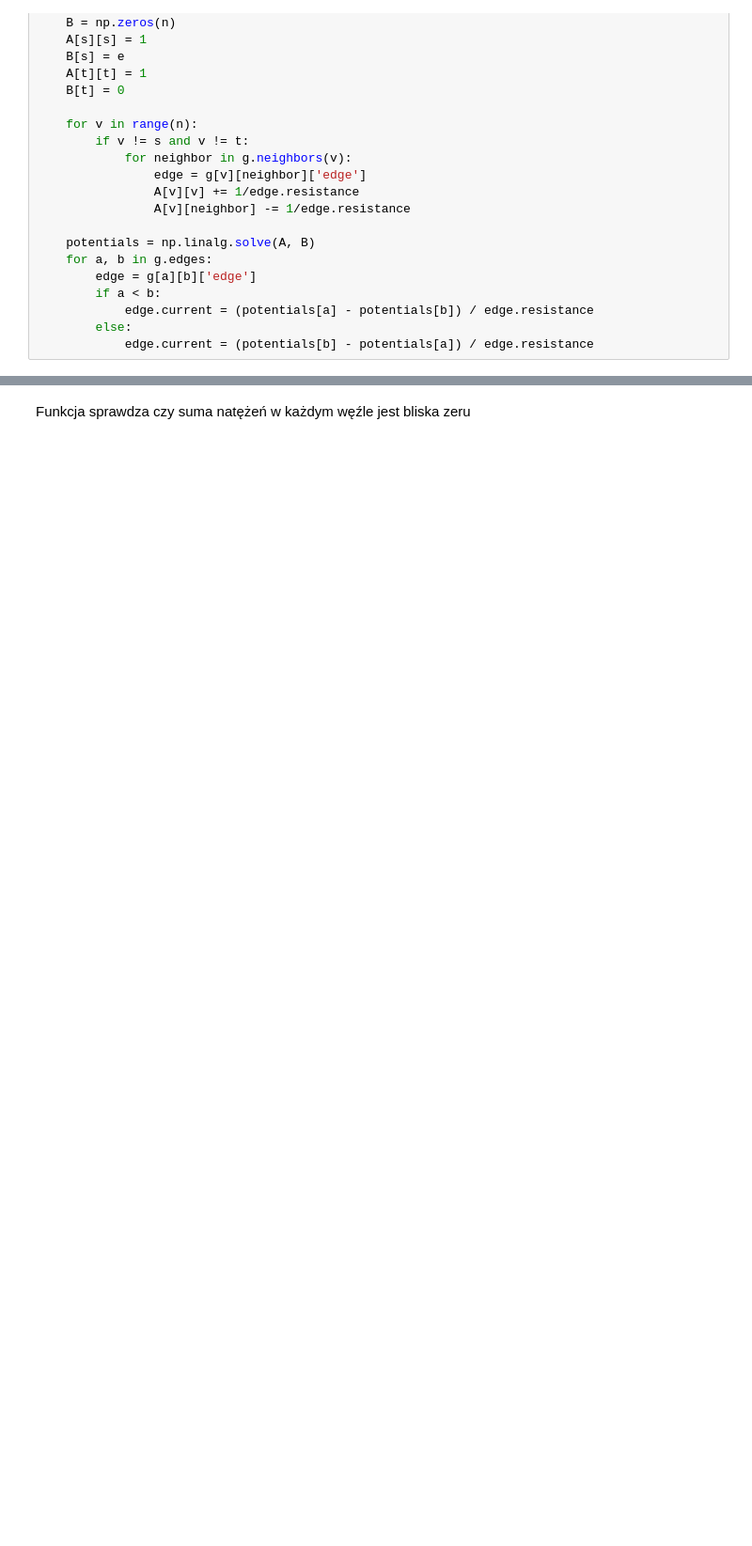
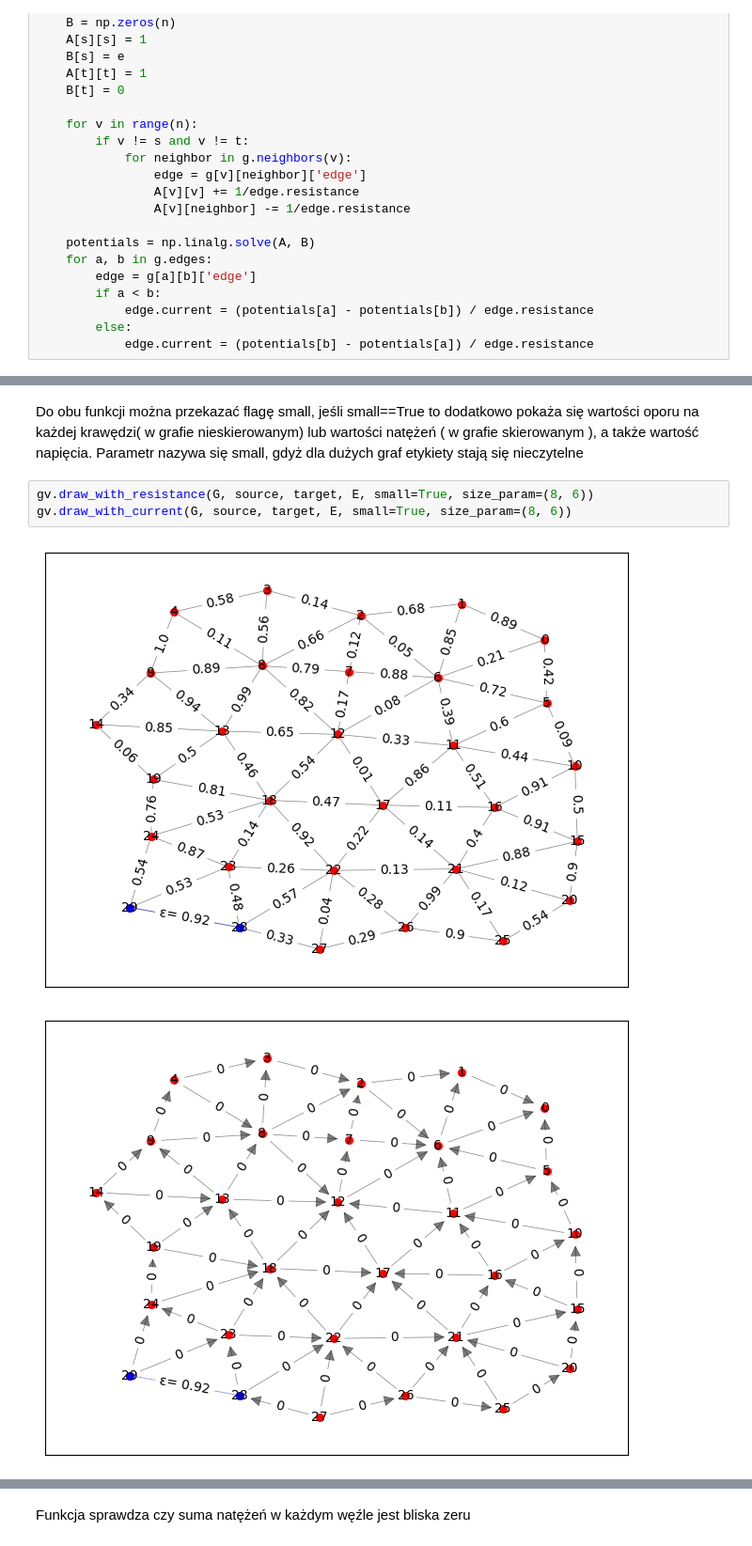
Before and after one commit to michal200292/Numericke-metody, a Jupyter notebook: lab2/zad3.ipynb, the cells around one changed output, grey strips where cells are left out. Shown at 94% size. Cells and saved outputs as stored; diff of their text form; blank space fills up the shorter version.

```diff
--- a/lab2/zad3.ipynb
+++ b/lab2/zad3.ipynb
@@ -96,0 +117,8 @@ def nodal_potentials(g, s, t, e):
+# %% [markdown]
+Do obu funkcji można przekazać flagę small, jeśli small==True to dodatkowo pokaża się wartości oporu na każdej krawędzi( w grafie nieskierowanym) lub wartości natężeń ( w grafie skierowanym ), a także wartość napięcia. Parametr nazywa się small, gdyż dla dużych graf etykiety stają się nieczytelne
+# %%
+gv.draw_with_resistance(G, source, target, E, small=True, size_param=(8, 6))
+gv.draw_with_current(G, source, target, E, small=True, size_param=(8, 6))
+# %% [output]
+[figure, added]
+[figure, added]
```
Also changed, not shown: parts of 24 cells of this notebook, 3 other files.
